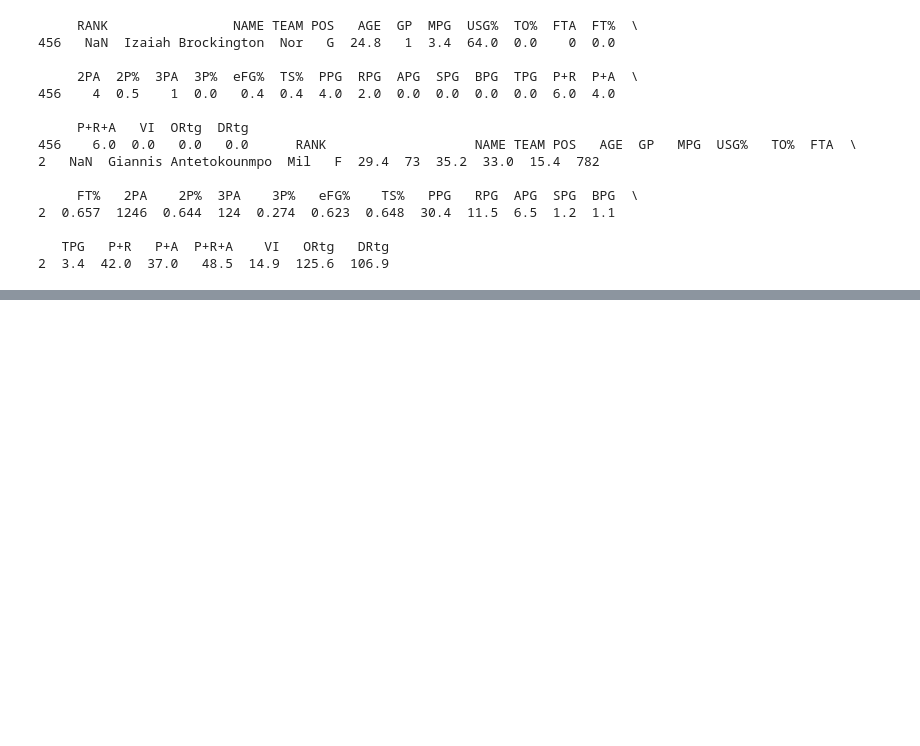
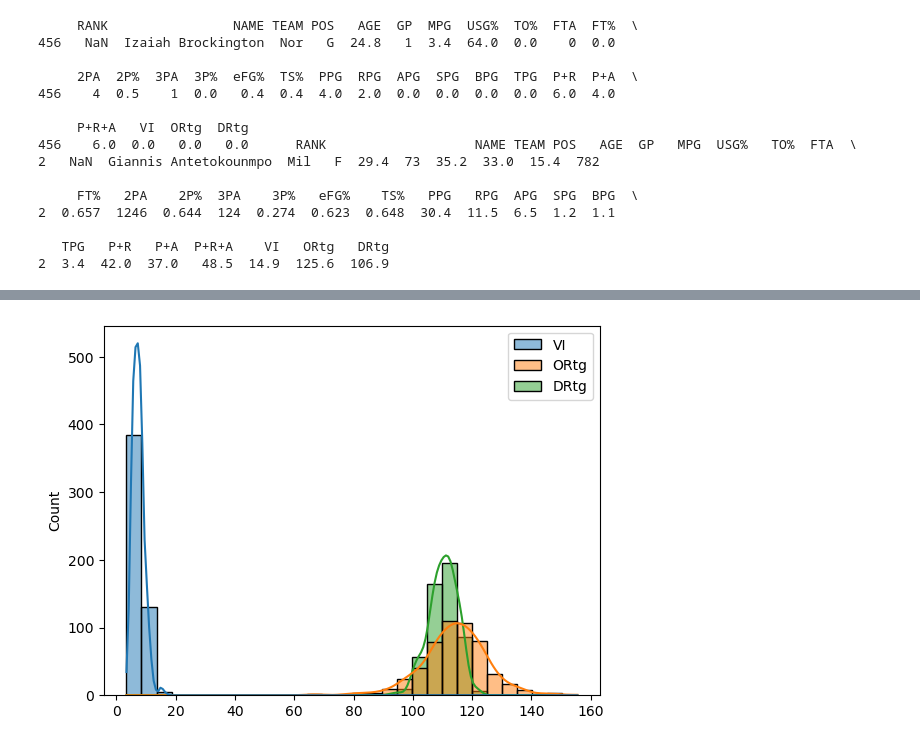
Before and after one commit to BASTIANGROE/project-bg055-nba, a Jupyter notebook: Notebooks/draft-analysis.ipynb, the cells around one changed output, grey strips where cells are left out. Cells and saved outputs as stored; diff of their text form; code cells hidden in the pictures; blank space fills up the shorter version.

```diff
--- a/Notebooks/draft-analysis.ipynb
+++ b/Notebooks/draft-analysis.ipynb
@@ -260,0 +506,5 @@ Test set: (81, 5), (81, 3)
+# %%
+sns.histplot(df_mingames[responselist], kde=True, bins=30)
+plt.show()
+# %% [output]
+[figure, added]
```
Also changed, not shown: parts of 25 cells of this notebook.
